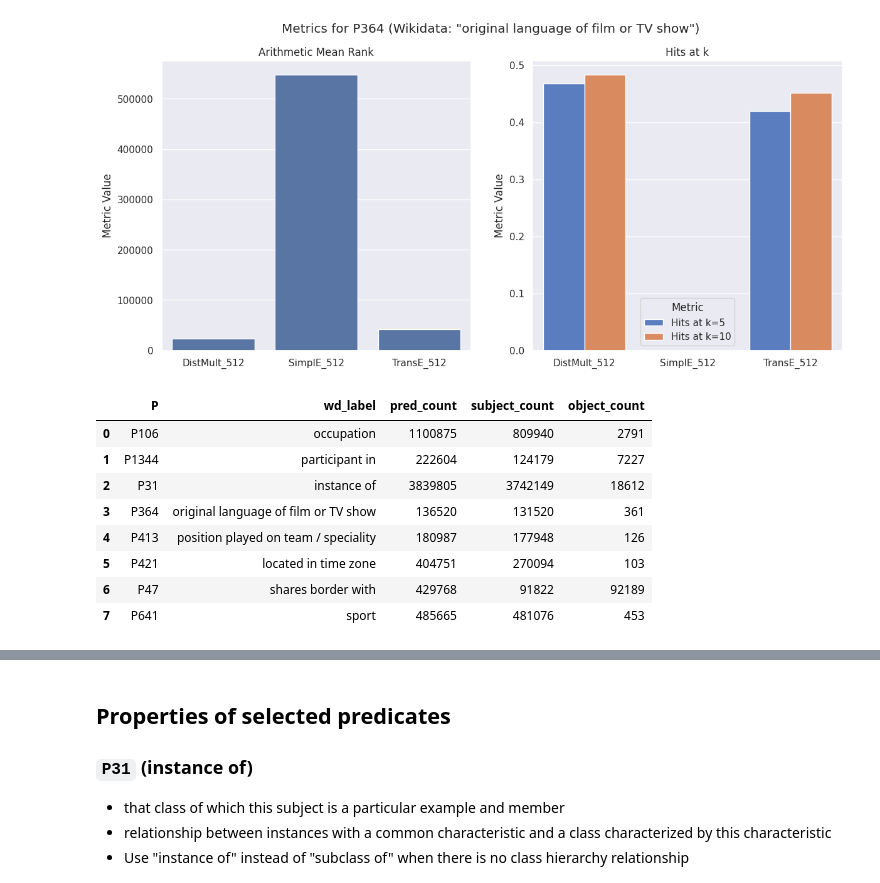
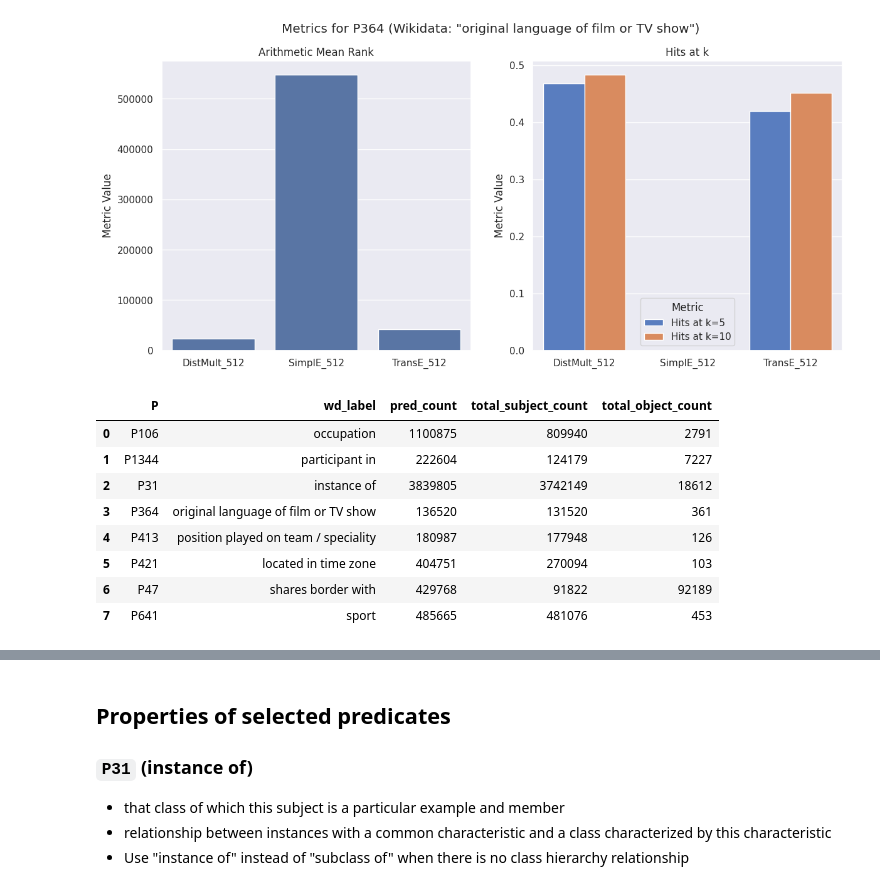
Before and after one commit to mortenterhart/KGE_Query_Completion, a Jupyter notebook: compare_example_predicates.ipynb, the cells around one changed output, grey strips where cells are left out. Saved outputs shown, nothing was run; the diff lists cells and outputs as text; code cells hidden in the pictures.

```diff
--- a/compare_example_predicates.ipynb
+++ b/compare_example_predicates.ipynb
@@ -502,27 +502,35 @@ plot_selected_predicate_metrics_subplots(dim512_predicate_metrics, example_predi
 # %%
 def compute_dataset_predicate_counts(predicates):
     triples_df = wikidata5m_train[wikidata5m_train['P'].isin(predicates)]
 
     wikidata_labels = get_wikidata_property_labels(predicates)
 
     predicate_counts = []
-    for pred, triples in triples_df.groupby(by='P'):
-        pred_count = len(triples)
+    individual_object_counts = []
+    for pred, p_triples in triples_df.groupby(by='P'):
+        pred_count = len(p_triples)
         w_label = wikidata_labels[pred]
-        subject_count = len(triples['S'].unique())
-        object_count = len(triples['O'].unique())
 
-        predicate_counts.append([pred, w_label, pred_count, subject_count, object_count])
+        total_subject_count = len(p_triples['S'].unique())
+        total_object_count = len(p_triples['O'].unique())
 
-    predicate_counts_df = pd.DataFrame(predicate_counts, columns=['P', 'wd_label', 'pred_count', 'subject_count', 'object_count'])
+        predicate_counts.append([pred, w_label, pred_count, total_subject_count, total_object_count])
 
-    return predicate_counts_df
+        object_counts_per_subject = p_triples.drop_duplicates(subset=['S', 'P', 'O']).value_counts(subset=['S', 'P'])
+        object_counts_per_subject = object_counts_per_subject.rename('object_count').reset_index()
+
+        individual_object_counts.append(object_counts_per_subject)
+
+    predicate_counts_df = pd.DataFrame(predicate_counts, columns=['P', 'wd_label', 'pred_count', 'total_subject_count', 'total_object_count'])
+    individual_object_counts_df = pd.concat(individual_object_counts)
+
+    return predicate_counts_df, individual_object_counts_df
 
 
-example_predicate_counts = compute_dataset_predicate_counts(example_predicates)
+example_predicate_counts, example_predicate_object_counts = compute_dataset_predicate_counts(example_predicates)
 example_predicate_counts
 # %% [output]
-|  | P | wd_label | pred_count | subject_count | object_count |
+|  | P | wd_label | pred_count | total_subject_count | total_object_count |
 | 0 | P106 | occupation | 1100875 | 809940 | 2791 |
 | 1 | P1344 | participant in | 222604 | 124179 | 7227 |
 | 2 | P31 | instance of | 3839805 | 3742149 | 18612 |
```
Also changed, not shown: parts of 4 cells of this notebook.
